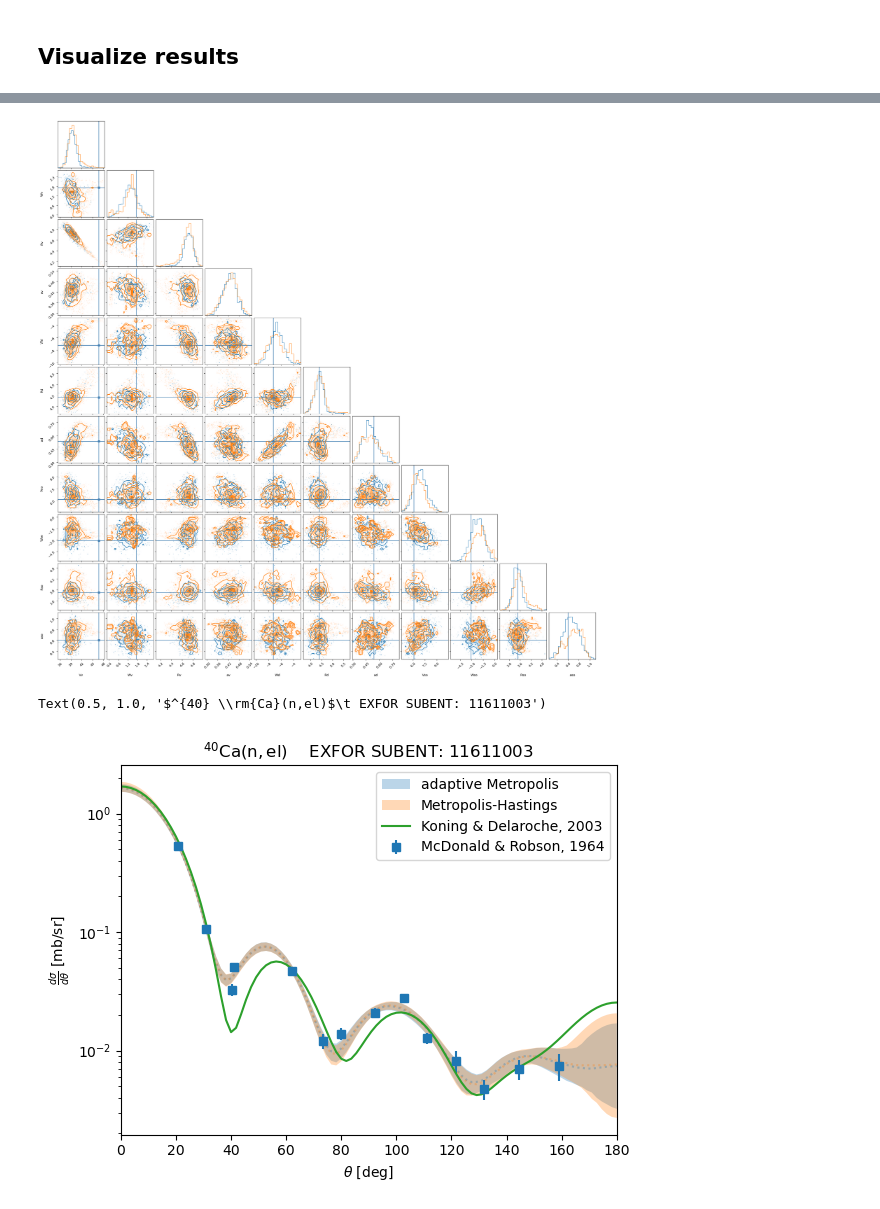
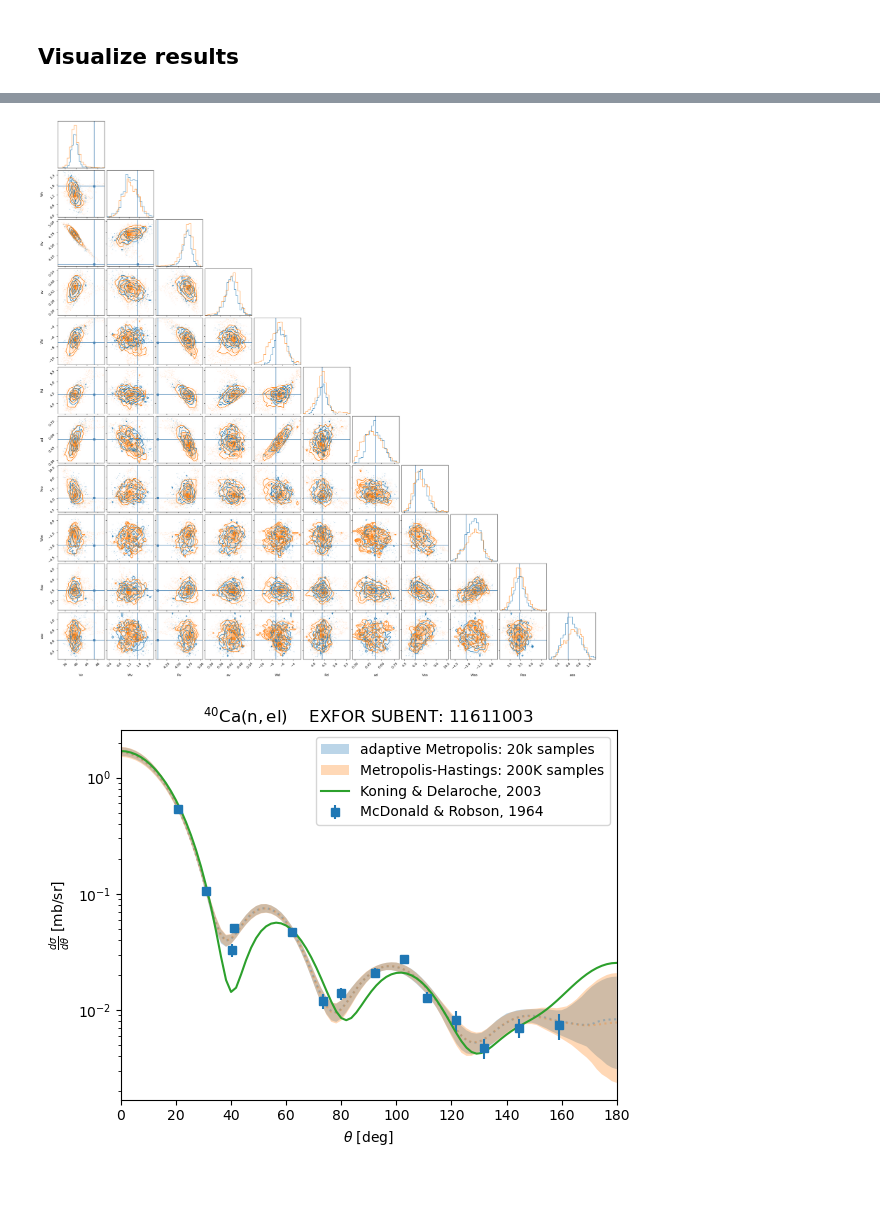
Before and after one commit to beykyle/rxmc, a Jupyter notebook: examples/fitting_an_optical_potential.ipynb, the cells around one changed output, grey strips where cells are left out. Drawn from its saved outputs; the diff is of its cells as text; code cells hidden in the pictures.

```diff
--- a/examples/fitting_an_optical_potential.ipynb
+++ b/examples/fitting_an_optical_potential.ipynb
@@ -211,11 +211,11 @@ rng = np.random.default_rng(42)
 ## Run adaptive Metropolis
 # %%
 walker_adaptive = rxmc.walker.Walker(
-    model_sample_conf=rxmc.param_sampling.AdaptiveMetropolisSampler(
+    model_sampler=rxmc.param_sampling.AdaptiveMetropolisSampler(
         params=omp.params,
         prior=prior,
         starting_location=prior.mean,
-        adapt_start=1000,
+        adapt_start=100,
         window_size=1000,
     ),
     evidence=evidence,
@@ -237,7 +235,7 @@ Wall time: 48.3 s
 ## Run Metropolis-Hastings
 # %%
 walker_mh = rxmc.walker.Walker(
-    model_sample_conf=rxmc.param_sampling.MetropolisHastingsSampler(
+    model_sampler=rxmc.param_sampling.MetropolisHastingsSampler(
         params=omp.params,
         starting_location=prior.mean,
         prior=prior,
@@ -284,27 +283,28 @@ Text(0.5, 0, '$i$')
 # %%
 cut = 10000
 num_samples = 5000
 
-nsteps, npar = walker_mh.model_chain.shape
-chain_mh = walker_mh.model_chain[
+nsteps, npar = walker_mh.model_sampler.chain.shape
+chain_mh = walker_mh.model_sampler.chain[
     cut + np.random.choice(np.arange(nsteps - cut), num_samples), :
 ]
 
-nsteps, npar = walker_adaptive.model_chain.shape
-chain_adaptive = walker_adaptive.model_chain[
+nsteps, npar = walker_adaptive.model_sampler.chain.shape
+chain_adaptive = walker_adaptive.model_sampler.chain[
     cut + np.random.choice(np.arange(nsteps - cut), num_samples), :
 ]
 
 fig = corner.corner(
     chain_adaptive,
     labels=[p.name for p in omp.params],
     label="posterior",
     truths=prior.mean,
     color="tab:blue",
 )
 fig = corner.corner(chain_mh, fig=fig, color="tab:orange")
+plt.savefig("corner.png", dpi=300)
 # %% [output]
-[figure, old version]
+[figure, new version]
 # %%
 num_samples = 1000
 # %%
@@ -328,14 +328,14 @@ for i in tqdm(range(num_samples)):
 # %%
 lower, med, upper = np.percentile(y_pred_post, [5, 50, 95], axis=0)
 p = plt.fill_between(
-    obs.angles_vis, lower, upper, alpha=0.3, label="adaptive Metropolis"
+    obs.angles_vis, lower, upper, alpha=0.3, label="adaptive Metropolis: 20k samples"
 )
 plt.plot(obs.angles_vis, med, ":", color=p.get_facecolor())
 
 
 lower, med, upper = np.percentile(y_pred_post_mh, [5, 50, 95], axis=0)
 p = plt.fill_between(
-    obs.angles_vis, lower, upper, alpha=0.3, label="Metropolis-Hastings"
+    obs.angles_vis, lower, upper, alpha=0.3, label="Metropolis-Hastings: 200K samples"
 )
 plt.plot(obs.angles_vis, med, ":", color=p.get_facecolor())
 
@@ -361,6 +361,6 @@ plt.xlabel(r"$\theta$ [deg]")
 plt.ylabel(r"$\frac{d \sigma}{d \theta}$ [mb/sr]")
 plt.legend()
 plt.title(f"${rxn.reaction_latex}$\t EXFOR SUBENT: {m.subentry}")
+plt.savefig("pp.png", dpi=300)
 # %% [output]
-Text(0.5, 1.0, '$^{40} \\rm{Ca}(n,el)$\t EXFOR SUBENT: 11611003')
-[figure, old version]
+[figure, new version]
```
Also changed, not shown: parts of 6 cells of this notebook, 6 other files.
